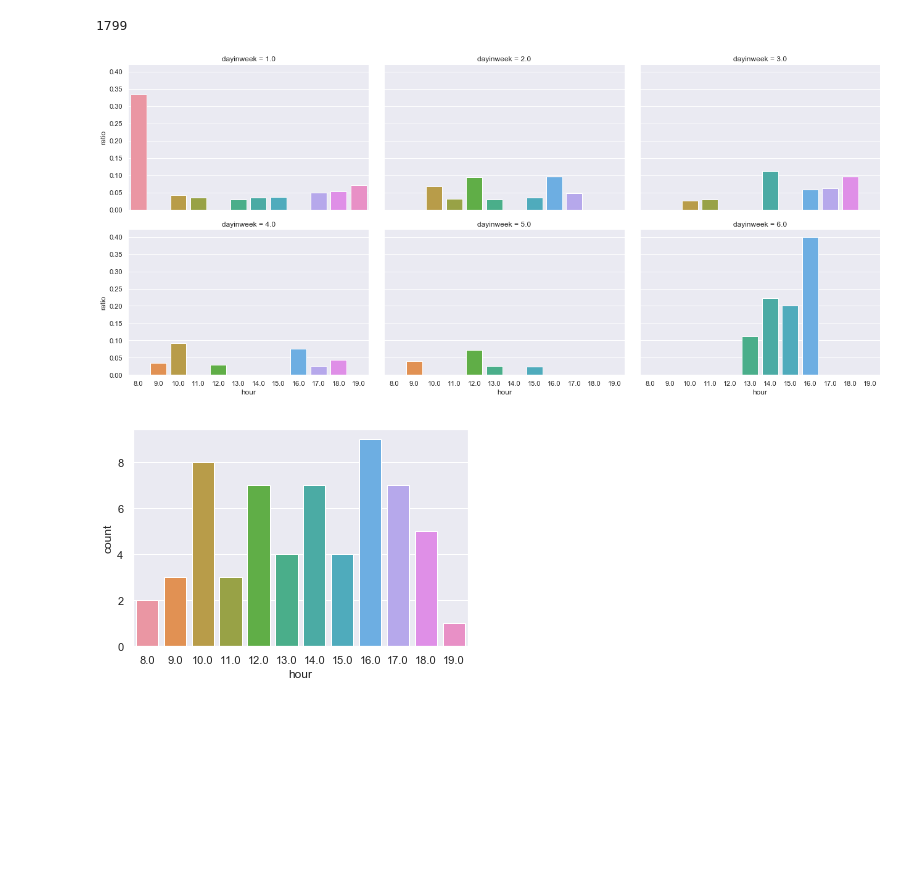
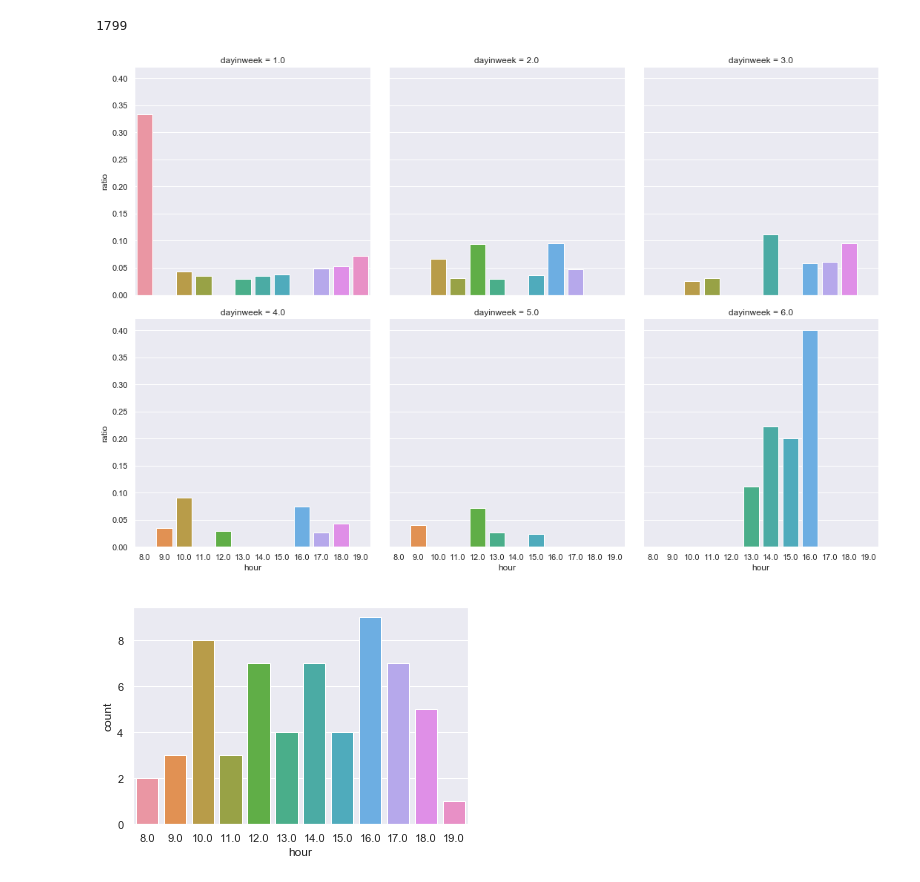
Before and after one commit to ericma007/p1, a Jupyter notebook: notebooks/init-database-exploration.ipynb, the cells around one changed output. Cells and saved outputs as stored; diff of their text form; code cells hidden in the pictures; blank space fills up the shorter version.

```diff
--- a/notebooks/init-database-exploration.ipynb
+++ b/notebooks/init-database-exploration.ipynb
@@ -1073,9 +1082,9 @@ total_service_revenue
 # %% [output]
 108669.7
 # %%
-query="""select a.*, svcamt, svcavg, lastsvcamt from bookingtmp4 a
+query="""select a.*, svcamt, svcavg, lastsvcamt,lastsvcavg from bookingtmp4 a
 left join (select service, SUM(amount) svcamt, avg(amount) svcavg from vreceipt  group by service) b on a.service=b.service
-left join (select service, SUM(amount) lastsvcamt from vreceipt  group by service) c on a.lastservice=c.service"""
+left join (select service, SUM(amount) lastsvcamt, avg(amount) lastsvcavg from vreceipt  group by service) c on a.lastservice=c.service"""
 df=readSQL(query)
 len(df)
 # %% [output]
@@ -1091,14 +1100,14 @@ df.loc[df.lastcategory.isnull(),'lastcategory2']='NA'
 df['laststaff2']=df['laststaff']
 df.loc[df.laststaff.isnull(),'laststaff2']='NA'
 # %%
-df6=df2[['hour','dayinweek','noshowflag']].groupby(['dayinweek','hour'])
+df6=df[['hour','dayinweek','noshowflag']].groupby(['dayinweek','hour'])
 df7=df6[['noshowflag']].sum()/df6[['noshowflag']].count()
 df7.columns=['ratio']
 df8=df7.copy()
 df8.reset_index(['dayinweek','hour'],inplace=True)
 
-ax= sns.catplot(x="hour",y="ratio", col="dayinweek",col_wrap=3,
+ax= sns.catplot(x="hour",y="ratio", col="dayinweek",col_wrap=3,sharex=True,
                  data=df8, kind="bar",
-                 height=4, aspect=1.5)
+                 height=5, aspect=1)
 # %% [output]
-[figure, old version]
+[figure, new version]
```
Also changed, not shown: parts of 10 cells of this notebook, 5 other files.
